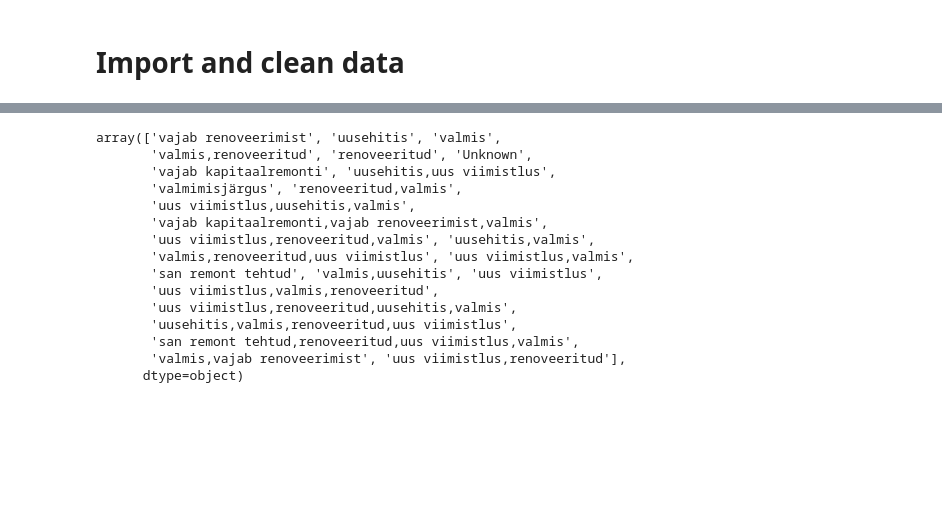
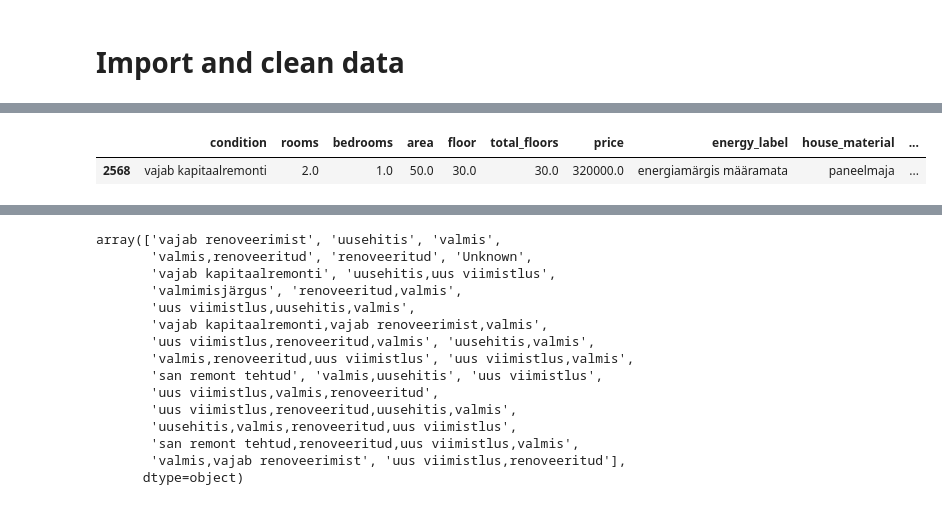
Before and after one commit to karelrappo/realestate, a Jupyter notebook: analysismodel.ipynb, the cells around one changed output, grey strips where cells are left out. Cells and saved outputs as stored; diff of their text form; code cells hidden in the pictures; blank space fills up the shorter version.

```diff
--- a/analysismodel.ipynb
+++ b/analysismodel.ipynb
@@ -88,9 +122,3 @@ array(['keskküte', 'õhksoojuspump', 'õhk-vesi soojuspump', 'gaasiküte',
-# %%
-df['flag_generalheat'] = df['Küte'].apply(lambda x: int('keskküte' in x.strip().lower()))
-df['flag_floorheat'] = df['Küte'].apply(lambda x: int('põrandaküte' in x.strip().lower()))
-df['flag_gasheat'] = df['Küte'].apply(lambda x: int('gaasiküte' in x.strip().lower()))
-df['flag_electricalheat'] = df['Küte'].apply(lambda x: int('õhksoojuspump' in x.strip().lower()))
-df.drop('Küte', axis=1, inplace=True)
 # %%
 df.info()
 # %% [output]
@@ -129,0 +142,5 @@ df.drop('Korruseid kokku', axis=1, inplace=True)
+# %%
+df[df['floor']==30.0]
+# %% [output]
+|  | condition | rooms | bedrooms | area | floor | total_floors | price | energy_label | house_material | ... |
+| 2568 | vajab kapitaalremonti | 2.0 | 1.0 | 50.0 | 30.0 | 30.0 | 320000.0 | energiamärgis määramata | paneelmaja | ... |
```
Also changed, not shown: parts of 45 cells of this notebook.
